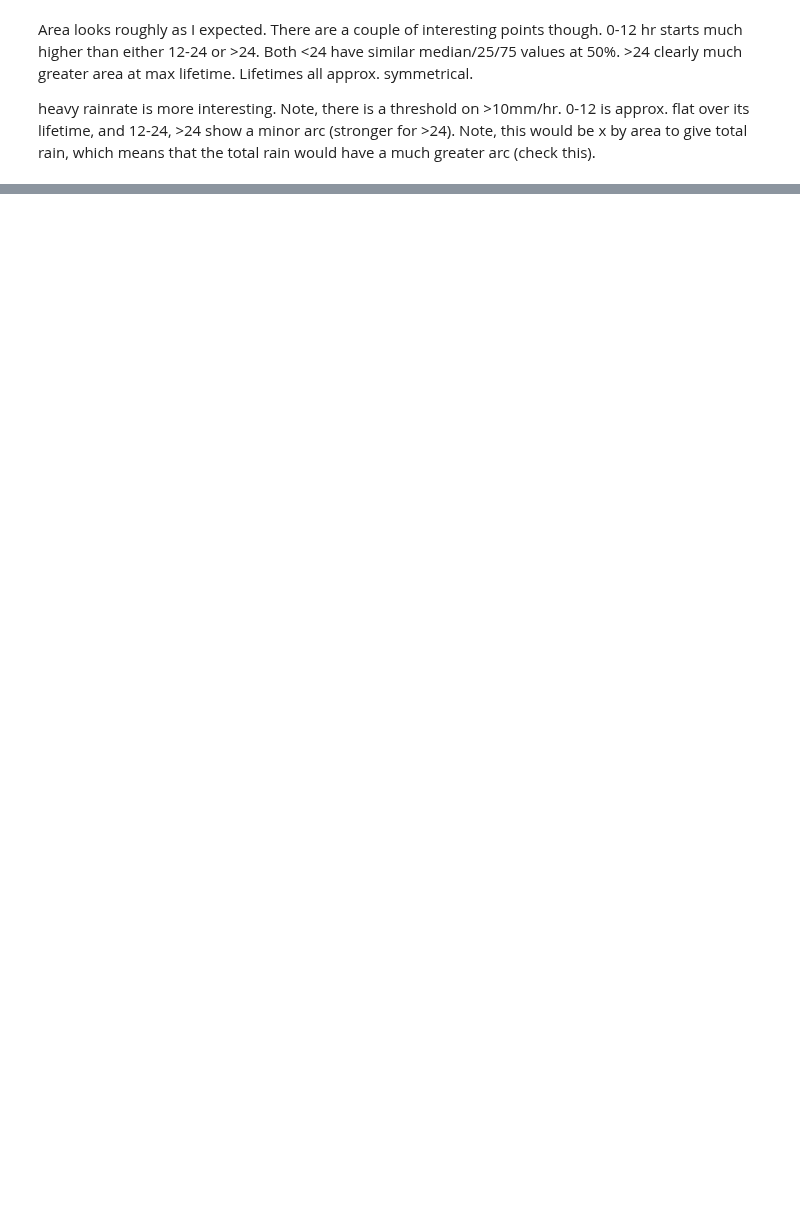
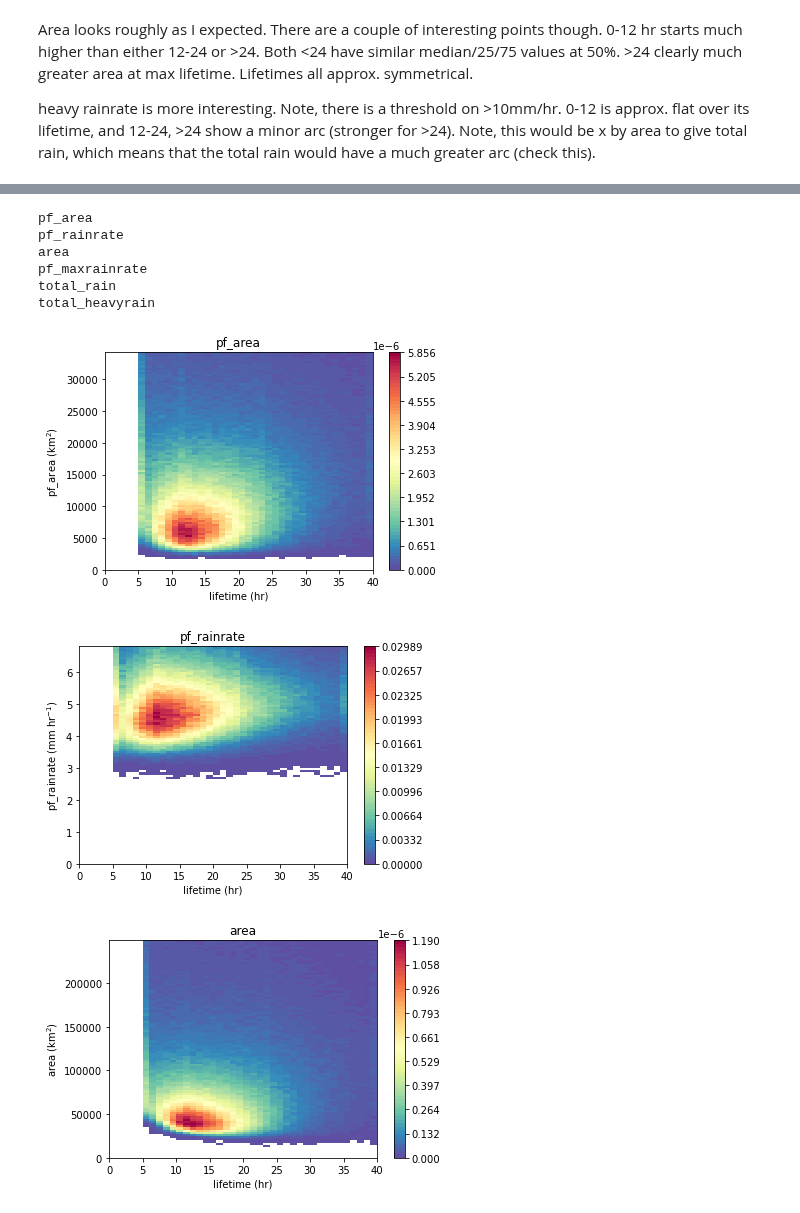
Before and after one commit to markmuetz/mcs_prime, a Jupyter notebook: ctrl/notebooks/track_analysis.ipynb, the cells around one changed output, grey strips where cells are left out. Saved outputs shown, nothing was run; the diff lists cells and outputs as text; code cells hidden in the pictures; blank space fills up the shorter version.

```diff
--- a/ctrl/notebooks/track_analysis.ipynb
+++ b/ctrl/notebooks/track_analysis.ipynb
@@ -275,0 +311,57 @@ heavy rainrate is more interesting. Note, there is a threshold on >10mm/hr. 0-12
+# %%
+variables = ['pf_area', 'pf_rainrate', 'area', 'pf_maxrainrate', 'total_rain', 'total_heavyrain']
+units = {
+    'pf_area': 'km$^2$',
+    'pf_rainrate': 'mm hr$^{-1}$',
+    'area': 'km$^2$',
+    'pf_maxrainrate': 'mm hr$^{-1}$',
+    'total_rain': 'mm hr$^{-1}$',
+    'total_heavyrain': 'mm hr$^{-1}$',
+}
+# %%
+def plot_mean_data(ax, var, mean_data, duration):
+    upper_limit = np.nanpercentile(mean_data, 90)
+    hist, xedges, yedges = np.histogram2d(mean_data, duration, bins=(np.linspace(0, upper_limit, 101), np.linspace(0, 40, 41)), density=True)
+    xmid = (xedges[:-1] + xedges[1:]) / 2
+    ymid = (yedges[:-1] + yedges[1:]) / 2
+    hist[hist == 0] = np.nan
+    cmap = 'Spectral_r'
+    lev1 = np.array(np.linspace(0, 1, 64)) * np.nanmax(hist)
+    norm = mpl.colors.BoundaryNorm(boundaries=lev1, ncolors=256)
+
+    pcm = ax.pcolormesh(ymid, xmid, hist, cmap=cmap, norm=norm)
+    plt.colorbar(pcm, ax=ax)
+
+    ax.set_title(var)
+    ax.set_xlabel('lifetime (hr)')
+    ax.set_ylabel(f'{var} ({units[var]})')
+
+means = {}
+for var in variables:
+    print(var)
+    cache_path = results_cache / f'{var}.nc'
+    if cache_path.exists():
+        mean_data = xr.open_dataarray(cache_path)
+    else:
+        if var[:2] == 'pf':
+            data = tracks.dstracks[var].mean(dim='nmaxpf')
+        else:
+            data = tracks.dstracks[var]
+        mean_data = data.where(status >= 1).mean(dim='times')
+        mean_data.to_netcdf(cache_path)
+    means[var] = mean_data.values
+
+for var in variables:
+    fig, ax = plt.subplots()
+    plot_mean_data(ax, var, means[var], duration)
+    plt.show()
+# %% [output]
+pf_area
+pf_rainrate
+area
+pf_maxrainrate
+total_rain
+total_heavyrain
+[figure, added]
+[figure, added]
+[figure, added]
```
Also changed, not shown: parts of 12 cells of this notebook, 1 other file.
